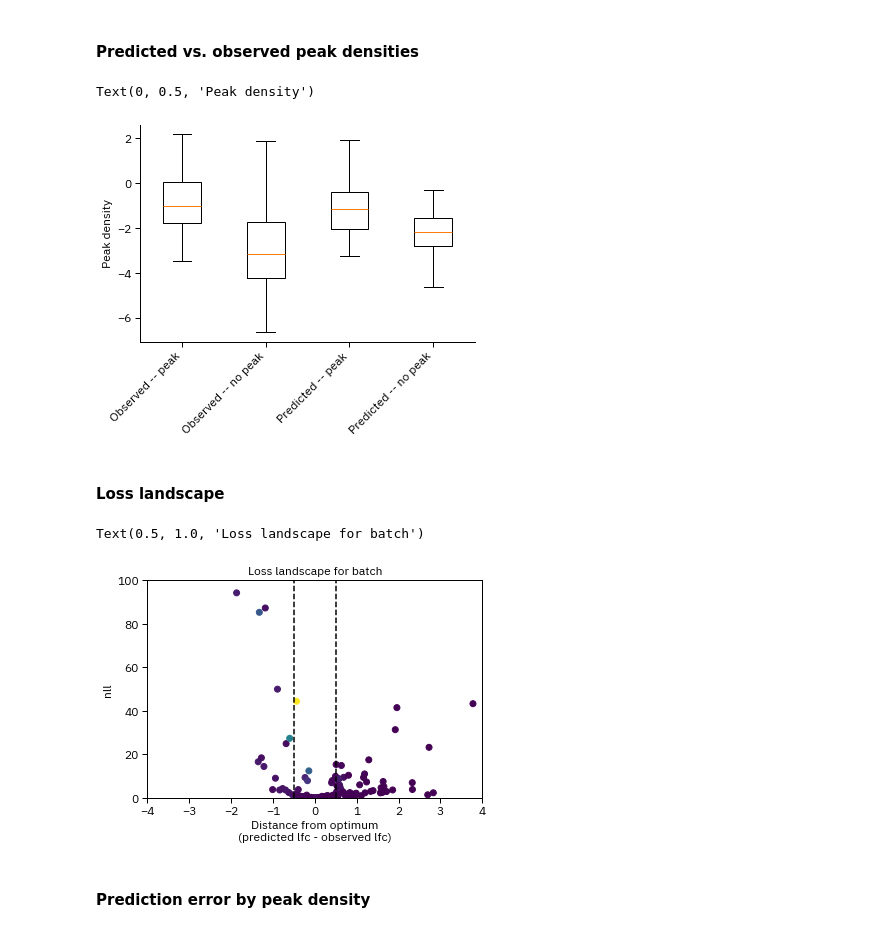
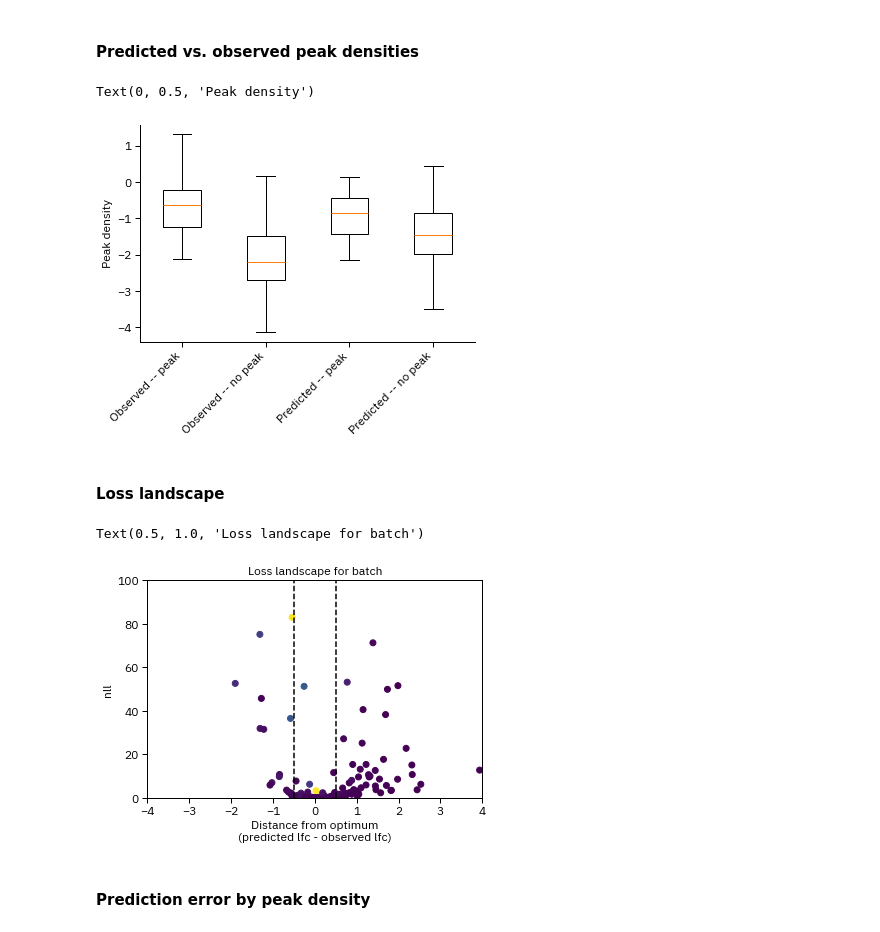
Before and after one commit to vierstralab/vinson, a Jupyter notebook: notebooks/DHSQuantitativeModel.ipynb, the cells around one changed output. Cells and saved outputs as stored; diff of their text form; code cells hidden in the pictures.

```diff
--- a/notebooks/DHSQuantitativeModel.ipynb
+++ b/notebooks/DHSQuantitativeModel.ipynb
@@ -136,7 +136,7 @@ dataset = SequenceEmbedDataset(
     **dataset_kwargs,
 )
 
-dataloader = StatefulDataLoader(
+dataloader = DataLoader(
     dataset,
     batch_size=128,
     shuffle=True,
@@ -276,12 +276,12 @@ Text(0.5, 1.0, 'Observed vs. predicted density')
 # %% [markdown]
 #### Predicted vs. observed peak densities
 # %%
-pred_w_peak = pred_total_density.log2()[indicator.to(bool)]
-pred_wo_peak = pred_total_density.log2()[~indicator.to(bool)]
+pred_w_peak = pred_total_density.log()[indicator.to(bool)]
+pred_wo_peak = pred_total_density.log()[~indicator.to(bool)]
 
 
-obs_w_peak = (density).log2()[indicator.to(bool)]
-obs_wo_peak = (density).log2()[~indicator.to(bool)]
+obs_w_peak = (density).log()[indicator.to(bool)]
+obs_wo_peak = (density).log()[~indicator.to(bool)]
 
 y = [
     obs_w_peak,
@@ -307,30 +307,30 @@ plt.xticks(
 plt.ylabel("Peak density")
 # %% [output]
 Text(0, 0.5, 'Peak density')
-[figure, old version]
+[figure, new version]
 # %% [markdown]
 #### Loss landscape
 # %%
-lfc = torch.log(pred_total_density) - torch.log(density)
+lfc = (torch.log(pred_total_density) - torch.log(density))
 
 ax = plt.gca()
 
 ax.scatter(lfc, loss, label="delta NLL", c=density)
 ax.axvline(-0.5, color="k", ls="--")
 ax.axvline(0.5, color="k", ls="--")
 
 plt.xlabel("Distance from optimum\n(predicted lfc - observed lfc)")
 ax.set_ylabel("nll")
 
 ax.set_xlim(-4, 4)
 ax.set_ylim(0, 100)
 
 [plt.gca().spines[loc].set_visible(True) for loc in ["top", "right"]]
 
 plt.title("Loss landscape for batch")
 # %% [output]
 Text(0.5, 1.0, 'Loss landscape for batch')
-[figure, old version]
+[figure, new version]
 # %% [markdown]
 #### Prediction error by peak density
 # %%
```
Also changed, not shown: parts of 7 cells of this notebook, 1 other file.
